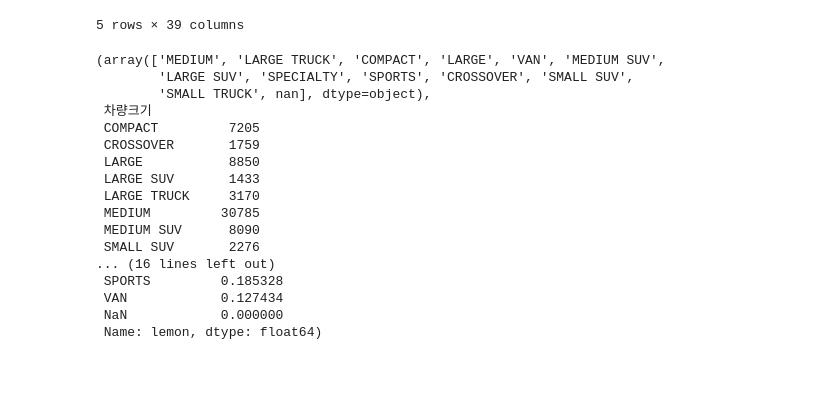
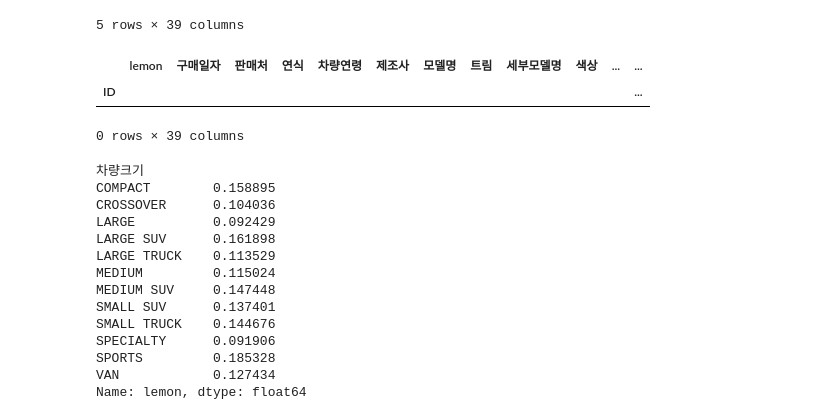
Before and after one commit to siwoolyyy/ml-data, a Jupyter notebook: lemon2.ipynb, the cells around one changed output. Cells and saved outputs as stored; diff of their text form; code cells hidden in the pictures; blank space fills up the shorter version.

```diff
--- a/lemon2.ipynb
+++ b/lemon2.ipynb
@@ -84,22 +140,26 @@ lemon.loc[lemon['차량크기'].isna(),: ]
+# %%
+lemon.loc[lemon['차량크기'].isna()]
+# %% [output]
+|  | lemon | 구매일자 | 판매처 | 연식 | 차량연령 | 제조사 | 모델명 | 트림 | 세부모델명 | 색상 | ... | ... |
+| ID |  |  |  |  |  |  |  |  |  |  |  | ... |
+0 rows × 39 columns
 # %%
 # 차량 크기
-lemon['차량크기'].unique(), lemon.groupby(['차량크기']).size(), lemon.groupby(['차량크기'], dropna=False)['lemon'].mean()
+lemon['차량크기'].unique(), lemon.groupby(['차량크기']).size(),
+lemon.groupby(['차량크기'], dropna=False)['lemon'].mean()
 # %% [output]
-(array(['MEDIUM', 'LARGE TRUCK', 'COMPACT', 'LARGE', 'VAN', 'MEDIUM SUV',
-        'LARGE SUV', 'SPECIALTY', 'SPORTS', 'CROSSOVER', 'SMALL SUV',
-        'SMALL TRUCK', nan], dtype=object),
- 차량크기
- COMPACT         7205
- CROSSOVER       1759
- LARGE           8850
- LARGE SUV       1433
- LARGE TRUCK     3170
- MEDIUM         30785
- MEDIUM SUV      8090
- SMALL SUV       2276
-... (16 lines left out)
- SPORTS         0.185328
- VAN            0.127434
- NaN            0.000000
- Name: lemon, dtype: float64)
+차량크기
+COMPACT        0.158895
+CROSSOVER      0.104036
+LARGE          0.092429
+LARGE SUV      0.161898
+LARGE TRUCK    0.113529
+MEDIUM         0.115024
+MEDIUM SUV     0.147448
+SMALL SUV      0.137401
+SMALL TRUCK    0.144676
+SPECIALTY      0.091906
+SPORTS         0.185328
+VAN            0.127434
+Name: lemon, dtype: float64
 # %%
```
Also changed, not shown: parts of 13 cells of this notebook.
